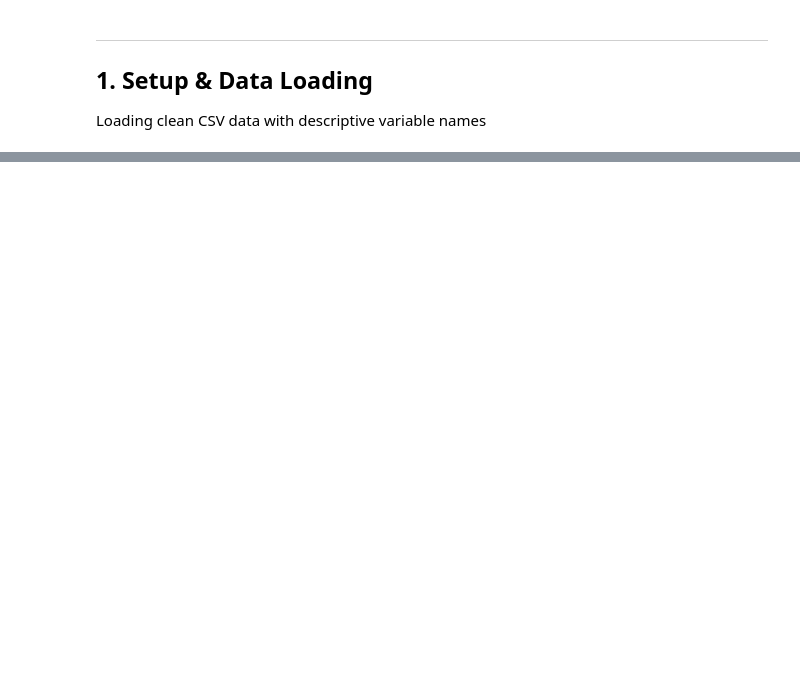
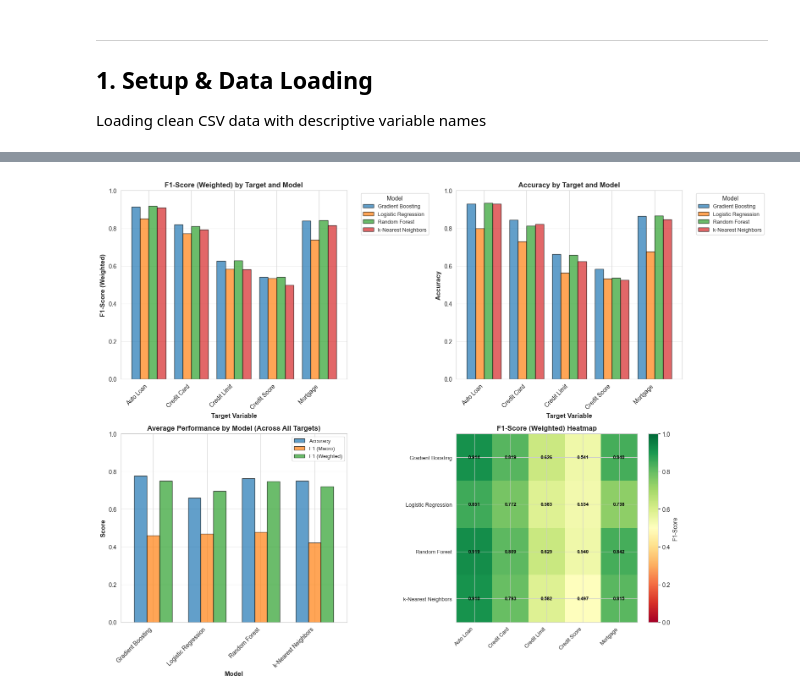
Before and after one commit to shlinkLFO/CreditAccess, a Jupyter notebook: CreditAccess_Modeling.ipynb, the cells around one changed output, grey strips where cells are left out. Drawn from its saved outputs; the diff is of its cells as text; code cells hidden in the pictures; blank space fills up the shorter version.

Commit message:
Modeling II

```diff
--- a/CreditAccess_Modeling.ipynb
+++ b/CreditAccess_Modeling.ipynb
@@ -1844,0 +1293,83 @@ MODELING INSIGHTS & BUSINESS RECOMMENDATIONS
+# %%
+# Visualize model comparison
+fig, axes = plt.subplots(2, 2, figsize=(16, 12))
+
+# 1. F1 Score comparison across all targets and models
+ax = axes[0, 0]
+pivot_f1 = results_df.pivot_table(
+    index='Target',
+    columns='Model',
+    values='F1 (Weighted)',
+    aggfunc='first'
+)
+pivot_f1.plot(kind='bar', ax=ax, width=0.8, edgecolor='black', alpha=0.7)
+ax.set_title('F1-Score (Weighted) by Target and Model', fontsize=12, fontweight='bold')
+ax.set_xlabel('Target Variable', fontsize=11, fontweight='bold')
+ax.set_ylabel('F1-Score (Weighted)', fontsize=11, fontweight='bold')
+ax.legend(title='Model', bbox_to_anchor=(1.05, 1), loc='upper left', fontsize=9)
+ax.grid(axis='y', alpha=0.3)
+ax.set_xticklabels(ax.get_xticklabels(), rotation=45, ha='right')
+ax.set_ylim([0, 1])
+
+# 2. Accuracy comparison
+ax = axes[0, 1]
+pivot_acc = results_df.pivot_table(
+    index='Target',
+    columns='Model',
+    values='Accuracy',
+    aggfunc='first'
+)
+pivot_acc.plot(kind='bar', ax=ax, width=0.8, edgecolor='black', alpha=0.7)
+ax.set_title('Accuracy by Target and Model', fontsize=12, fontweight='bold')
+ax.set_xlabel('Target Variable', fontsize=11, fontweight='bold')
+ax.set_ylabel('Accuracy', fontsize=11, fontweight='bold')
+ax.legend(title='Model', bbox_to_anchor=(1.05, 1), loc='upper left', fontsize=9)
+ax.grid(axis='y', alpha=0.3)
+ax.set_xticklabels(ax.get_xticklabels(), rotation=45, ha='right')
+ax.set_ylim([0, 1])
+
+# 3. Average performance by model
+ax = axes[1, 0]
+model_avg = results_df.groupby('Model')[['Accuracy', 'F1 (Macro)', 'F1 (Weighted)']].mean()
+model_avg.plot(kind='bar', ax=ax, width=0.7, edgecolor='black', alpha=0.7)
+ax.set_title('Average Performance by Model (Across All Targets)', fontsize=12, fontweight='bold')
+ax.set_xlabel('Model', fontsize=11, fontweight='bold')
+ax.set_ylabel('Score', fontsize=11, fontweight='bold')
+ax.legend(['Accuracy', 'F1 (Macro)', 'F1 (Weighted)'], fontsize=9)
+ax.grid(axis='y', alpha=0.3)
+ax.set_xticklabels(ax.get_xticklabels(), rotation=45, ha='right')
+ax.set_ylim([0, 1])
+
+# 4. Performance heatmap
+ax = axes[1, 1]
+heatmap_data = results_df.pivot_table(
+    index='Model',
+    columns='Target',
+    values='F1 (Weighted)',
+    aggfunc='first'
+)
+im = ax.imshow(heatmap_data.values, cmap='RdYlGn', aspect='auto', vmin=0, vmax=1)
+ax.set_xticks(range(len(heatmap_data.columns)))
+ax.set_yticks(range(len(heatmap_data.index)))
+ax.set_xticklabels(heatmap_data.columns, rotation=45, ha='right', fontsize=9)
+ax.set_yticklabels(heatmap_data.index, fontsize=9)
+ax.set_title('F1-Score (Weighted) Heatmap', fontsize=12, fontweight='bold')
+
+# Add colorbar
+cbar = plt.colorbar(im, ax=ax)
+cbar.set_label('F1-Score', fontsize=10)
+
+# Add text annotations
+for i in range(len(heatmap_data.index)):
+    for j in range(len(heatmap_data.columns)):
+        value = heatmap_data.values[i, j]
+        if pd.notna(value):
+            text = ax.text(j, i, f'{value:.3f}',
+                          ha="center", va="center", color="black", fontsize=8, fontweight='bold')
+
+plt.tight_layout()
+plt.show()
+
+print("\n✓ Visualization complete")
+# %% [output]
+[figure, added]
```
Also changed, not shown: parts of 62 cells of this notebook, 16 other files.
